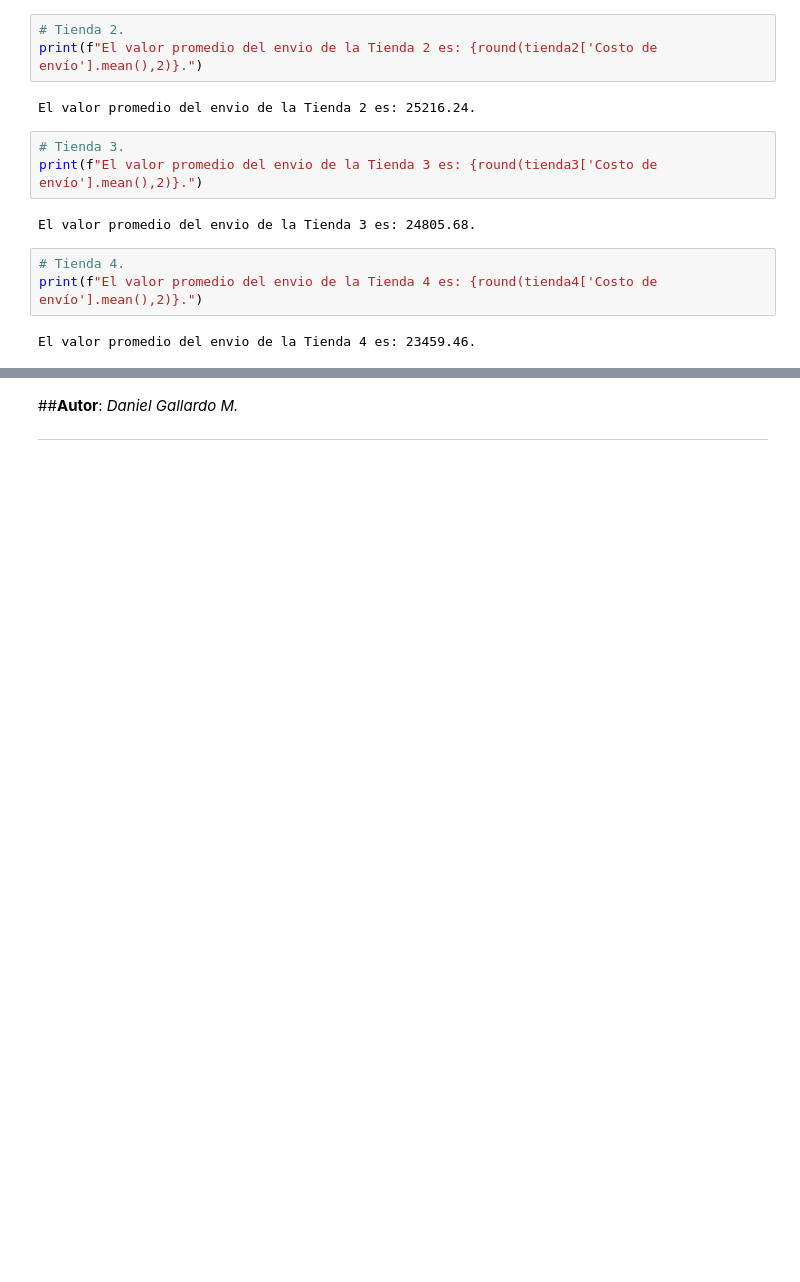
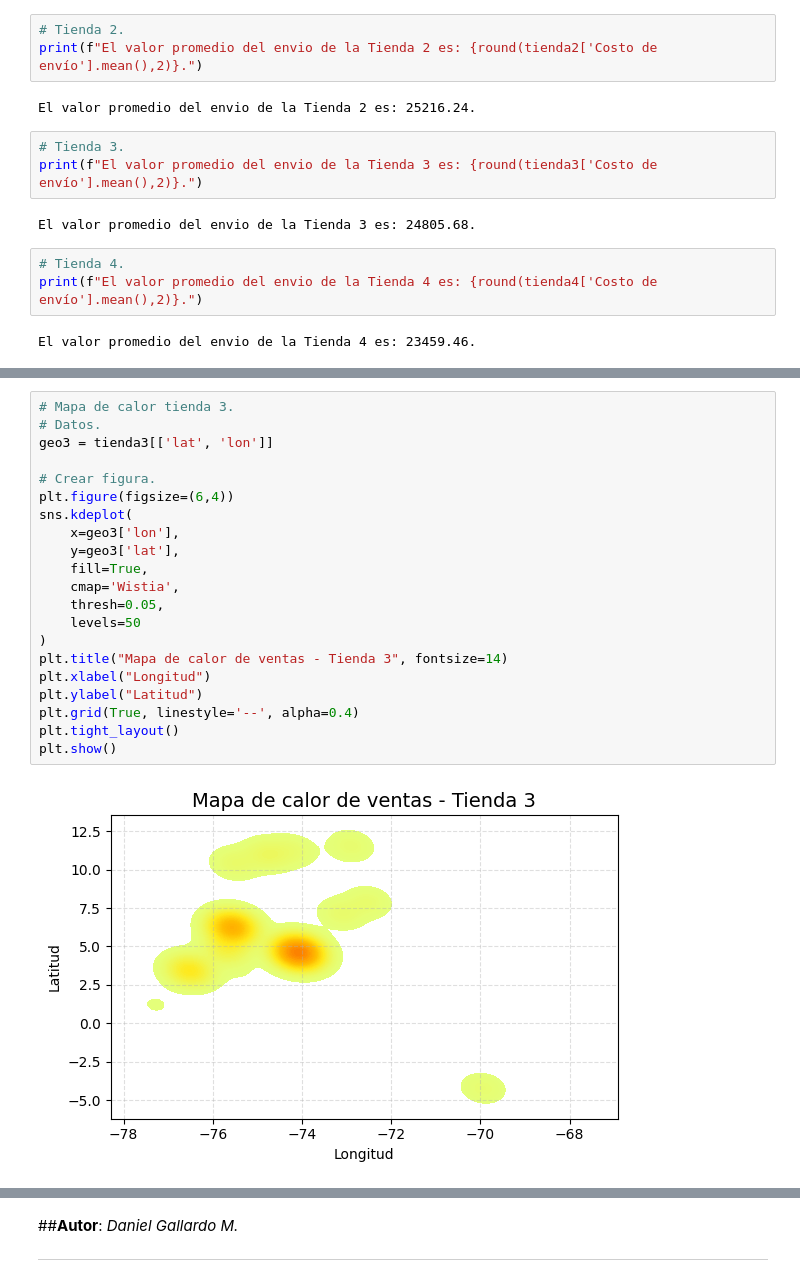
Before and after one commit to DaniGa-Mo/Challenge_Alura_Store, a Jupyter notebook: AluraStoreLatam_.ipynb, the cells around one changed output, grey strips where cells are left out. Cells and saved outputs as stored; diff of their text form; blank space fills up the shorter version.

```diff
--- a/AluraStoreLatam_.ipynb
+++ b/AluraStoreLatam_.ipynb
@@ -438,0 +533,23 @@ tiendas_geo = pd.concat([
+# %%
+# Mapa de calor tienda 3.
+# Datos.
+geo3 = tienda3[['lat', 'lon']]
+
+# Crear figura.
+plt.figure(figsize=(6,4))
+sns.kdeplot(
+    x=geo3['lon'],
+    y=geo3['lat'],
+    fill=True,
+    cmap='Wistia',
+    thresh=0.05,
+    levels=50
+)
+plt.title("Mapa de calor de ventas - Tienda 3", fontsize=14)
+plt.xlabel("Longitud")
+plt.ylabel("Latitud")
+plt.grid(True, linestyle='--', alpha=0.4)
+plt.tight_layout()
+plt.show()
+# %% [output]
+[figure, added]
```
Also changed, not shown: parts of 13 cells of this notebook.
